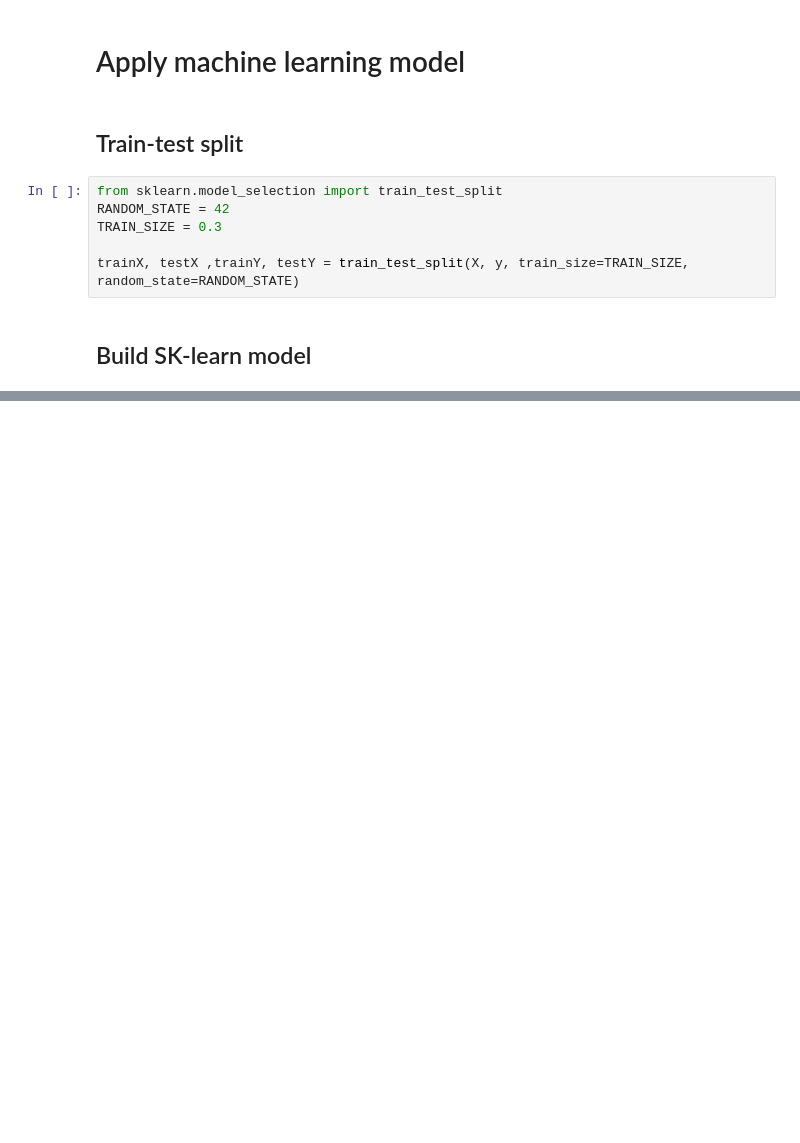
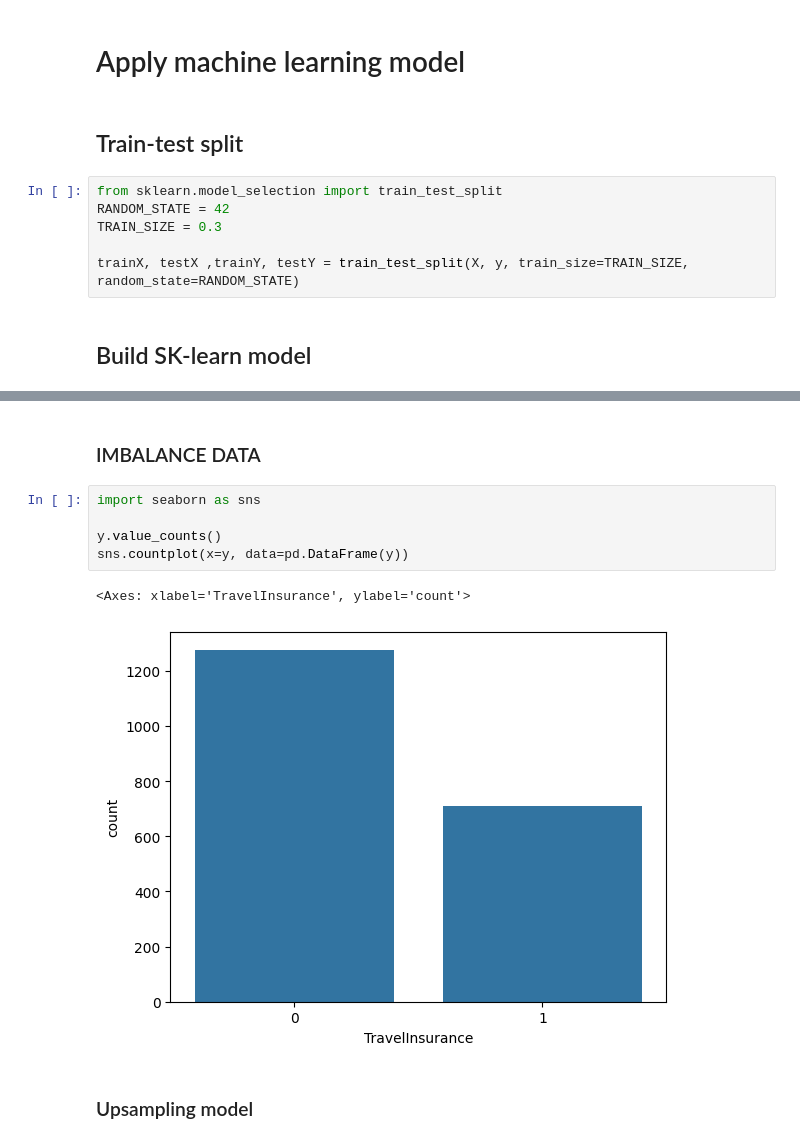
Before and after one commit to Likelipop/Introduction-to-ML, a Jupyter notebook: Homework_Form_DT.ipynb, the cells around one changed output, grey strips where cells are left out. Drawn from its saved outputs; the diff is of its cells as text; blank space fills up the shorter version.

```diff
--- a/Homework_Form_DT.ipynb
+++ b/Homework_Form_DT.ipynb
@@ -277,0 +342,12 @@ calculate_performance(#Todo Input)
+# %% [markdown]
+<h3>IMBALANCE DATA </h3>
+# %%
+import seaborn as sns
+
+y.value_counts()
+sns.countplot(x=y, data=pd.DataFrame(y))
+# %% [output]
+<Axes: xlabel='TravelInsurance', ylabel='count'>
+[figure, added]
+# %% [markdown]
+<h3>Upsampling model </h3>
```
Also changed, not shown: parts of 17 cells of this notebook.
